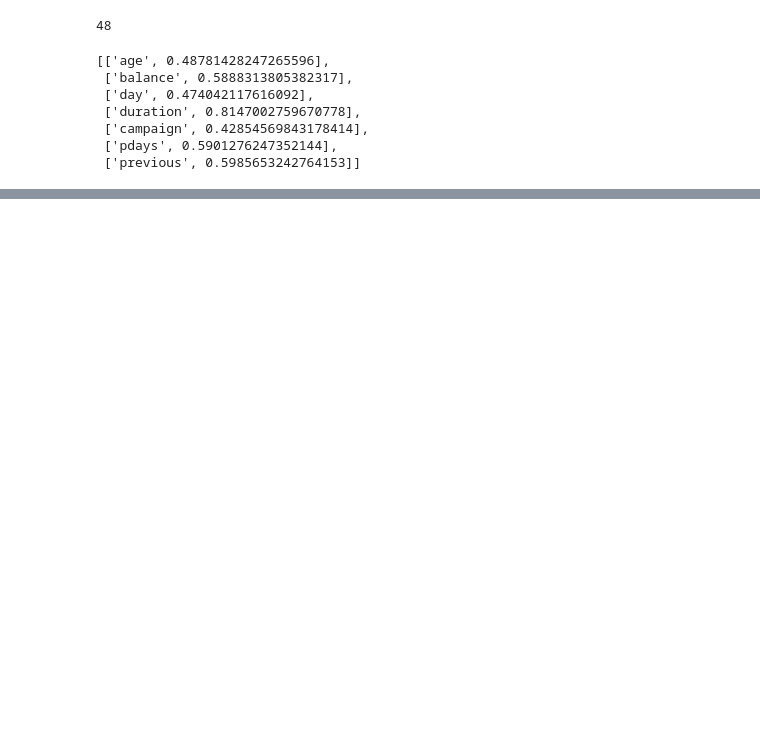
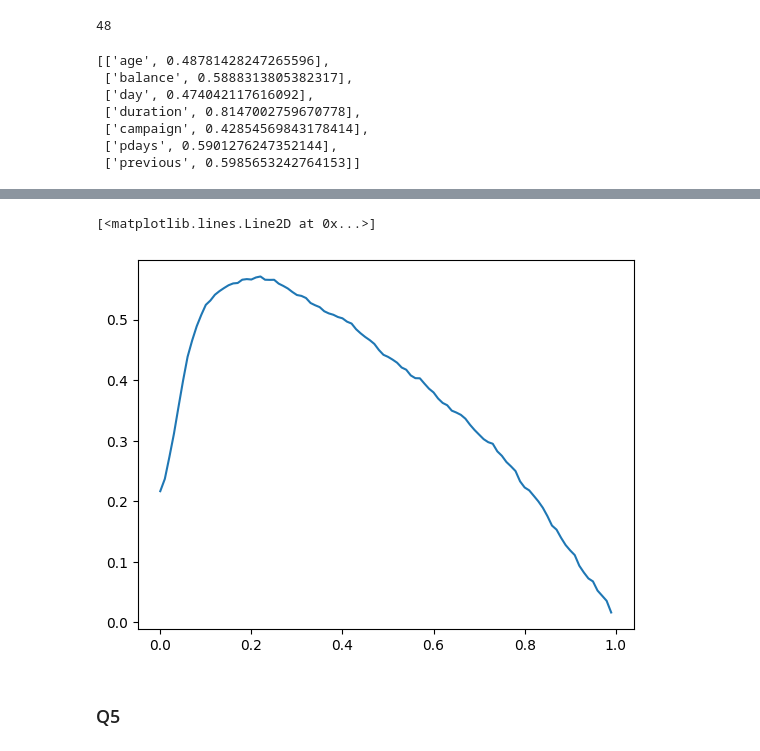
Before and after one commit to haniyrasul/CodeCraft, a Jupyter notebook: ML_ZoomCamp/4. Evaluation/HW4.ipynb, the cells around one changed output, grey strips where cells are left out. Saved outputs shown, nothing was run; the diff lists cells and outputs as text; code cells hidden in the pictures; blank space fills up the shorter version.

```diff
--- a/ML_ZoomCamp/4. Evaluation/HW4.ipynb
+++ b/ML_ZoomCamp/4. Evaluation/HW4.ipynb
@@ -131,0 +191,34 @@ NotFittedError: This LogisticRegression instance is not fitted yet. Call 'fit' w
+# %%
+def f1_score(y_val, y_pred):
+
+    f1_score = []
+
+    thresholds = np.linspace(0, 1, 101)
+
+    for t in thresholds:
+        actual_positive = (y_val == 1)
+        actual_negative = (y_val == 0)
+
+        predict_positive = (y_pred >= t)
+        predict_negative = (y_pred < t)
+
+        tp = (predict_positive & actual_positive).sum()
+        tn = (predict_negative & actual_negative).sum()
+
+        fp = (predict_positive & actual_negative).sum()
+        fn = (predict_negative & actual_positive).sum()
+
+        p = tp / (tp + fp)
+        r = tp / (tp + fn)
+
+        f_1 = 2*(p*r/(p+r))
+
+        f1_score.append(f_1)
+
+    return f1_score
+# %%
+f1_score = f1_score(y_val, y_pred)
+plt.plot(thresholds, f1_score)
+# %% [output]
+[<matplotlib.lines.Line2D at 0x...>]
+[figure, added]
@@ -131,0 +227,2 @@ NotFittedError: This LogisticRegression instance is not fitted yet. Call 'fit' w
+# %% [markdown]
+### Q5
```
Also changed, not shown: parts of 18 cells of this notebook.
